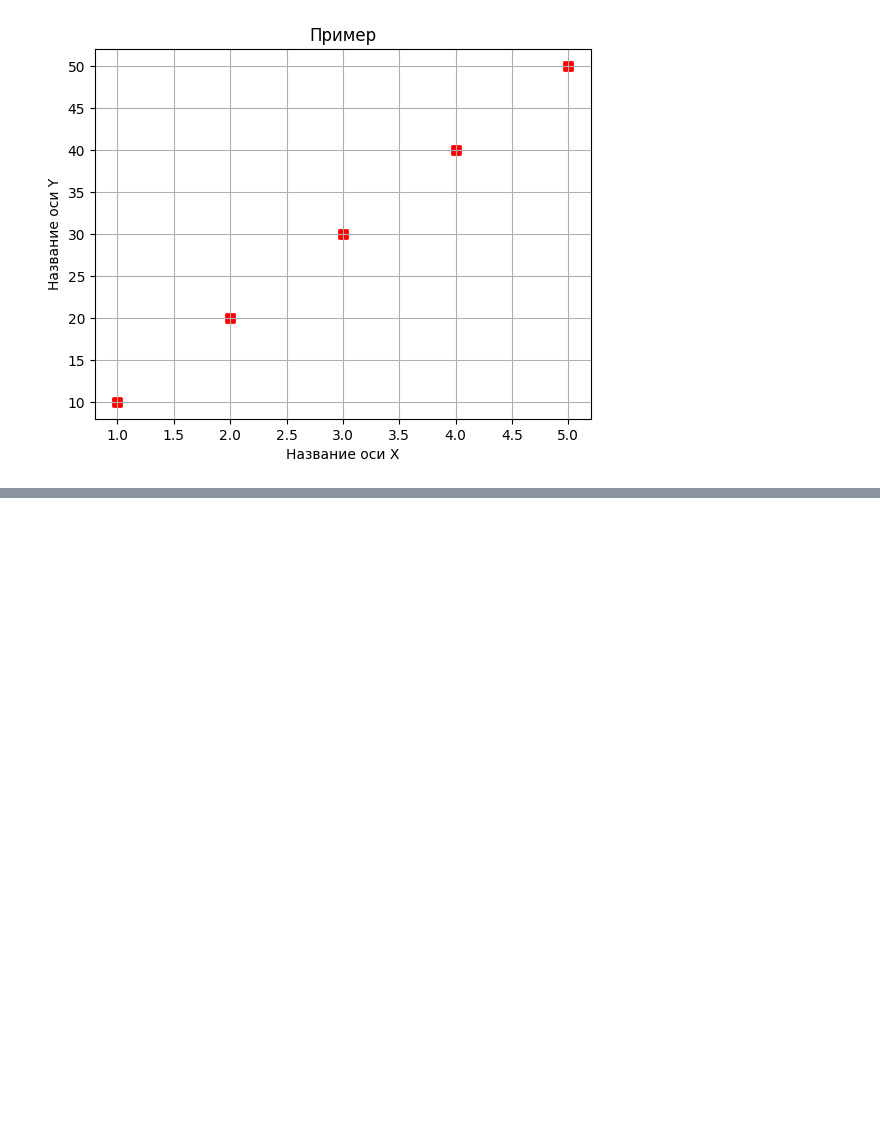
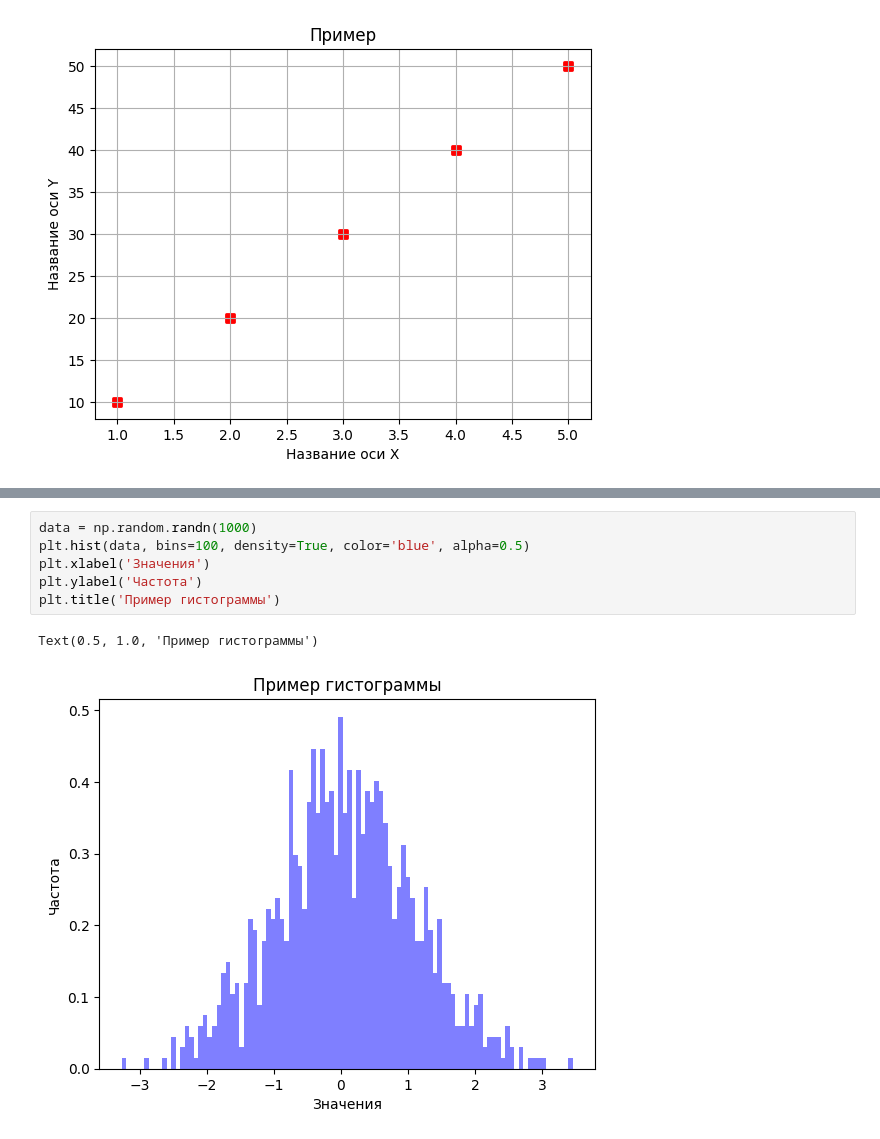
Before and after one commit to kseniasvichkareva/Step, a Jupyter notebook: Untitled4.ipynb, the cells around one changed output, grey strips where cells are left out. Cells and saved outputs as stored; diff of their text form; blank space fills up the shorter version.

```diff
--- a/Untitled4.ipynb
+++ b/Untitled4.ipynb
@@ -41,0 +68,9 @@ Text(0, 0.5, 'Название оси Y')
+# %%
+data = np.random.randn(1000)
+plt.hist(data, bins=100, density=True, color='blue', alpha=0.5)
+plt.xlabel('Значения')
+plt.ylabel('Частота')
+plt.title('Пример гистограммы')
+# %% [output]
+Text(0.5, 1.0, 'Пример гистограммы')
+[figure, added]
```
Also changed, not shown: parts of 3 cells of this notebook.
